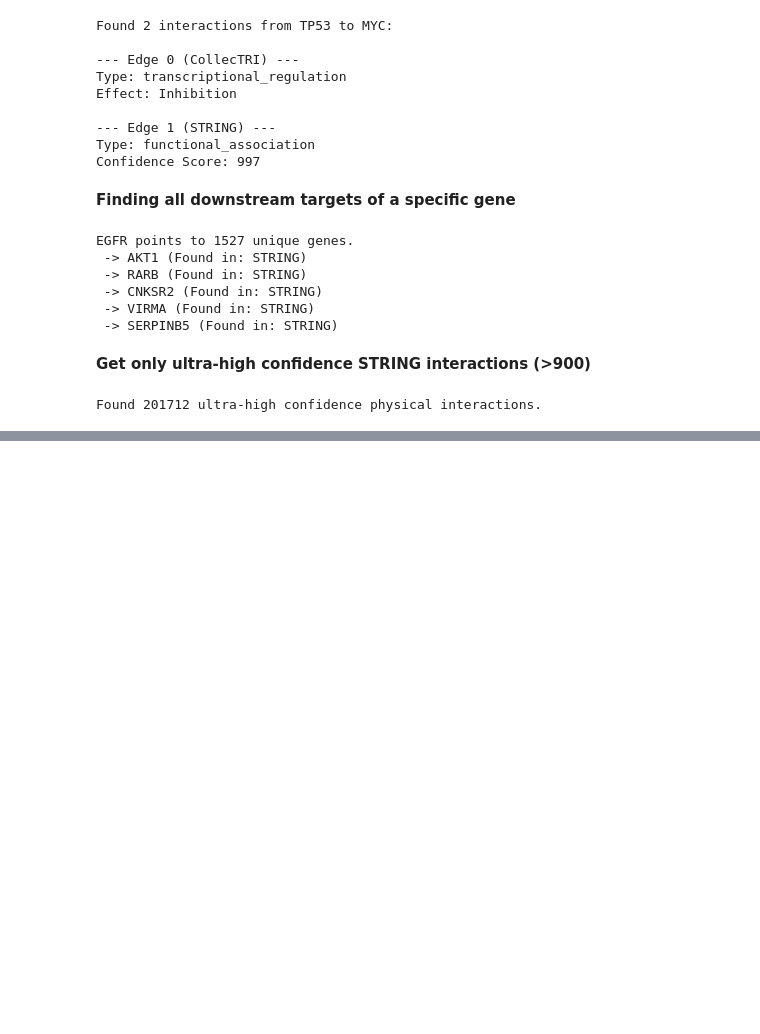
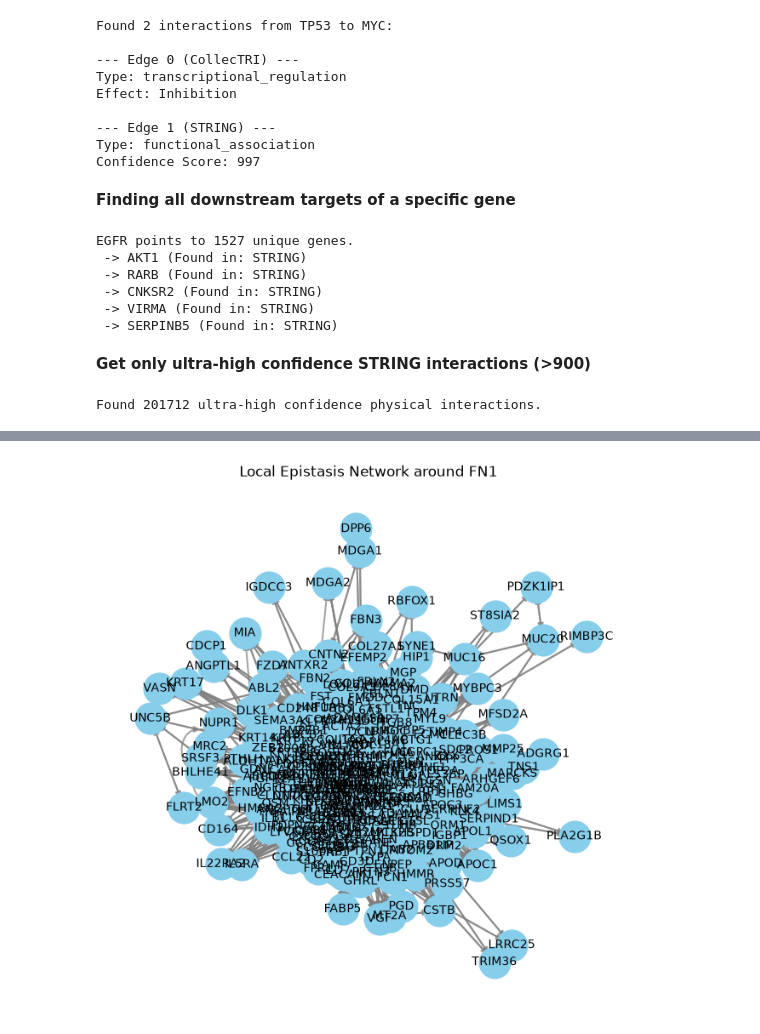
Before and after one commit to bhumika-makwana/Strata, a Jupyter notebook: path_way_analysis.ipynb, the cells around one changed output, grey strips where cells are left out. Saved outputs shown, nothing was run; the diff lists cells and outputs as text; code cells hidden in the pictures; blank space fills up the shorter version.

Commit message:
feat: added subgraph(multiDigraph ~ norman 2019 intersection)

```diff
--- a/path_way_analysis.ipynb
+++ b/path_way_analysis.ipynb
@@ -555,0 +637,12 @@ Found 201712 ultra-high confidence physical interactions.
+# %%
+import networkx as nx
+
+# 1. Find the exact overlap of nodes present in both the Norman dataset and G_merged
+valid_norman_nodes = list(norman_genes.intersection(G_merged.nodes()))
+
+# 2. Extract the induced subgraph using NetworkX, .copy() ensures the new graph is a separate, independent MultiDiGraph object in memory
+G_epistasis_input = G_merged.subgraph(valid_norman_nodes).copy()
+
+print(f"--- Epistasis Subgraph Summary ---")
+print(f"Nodes in Epistasis Graph: {G_epistasis_input.number_of_nodes():,}")
+print(f"Edges in Epistasis Graph: {G_epistasis_input.number_of_edges():,}")
@@ -555,0 +680,24 @@ Found 201712 ultra-high confidence physical interactions.
+# %%
+import matplotlib.pyplot as plt
+import networkx as nx
+gene_of_interest = "FN1" # Change to a gene present in G_epistasis_input
+
+if gene_of_interest in G_epistasis_input:
+    # Extract 1-step neighborhood subgraph
+    sub = nx.ego_graph(G_epistasis_input, gene_of_interest, radius=1)
+
+    plt.figure(figsize=(8, 8))
+    pos = nx.spring_layout(sub, seed=42)
+
+    # Draw nodes and edges
+    nx.draw_networkx_nodes(sub, pos, node_size=700, node_color='skyblue')
+    nx.draw_networkx_edges(sub, pos, width=1.5, alpha=0.7, edge_color='gray', arrows=True)
+    nx.draw_networkx_labels(sub, pos, font_size=10, font_family='sans-serif')
+
+    plt.title(f"Local Epistasis Network around {gene_of_interest}")
+    plt.axis('off')
+    plt.show()
+else:
+    print(f"{gene_of_interest} is not present in the epistasis graph.")
+# %% [output]
+[figure, added]
```
Also changed, not shown: parts of 8 cells of this notebook.
